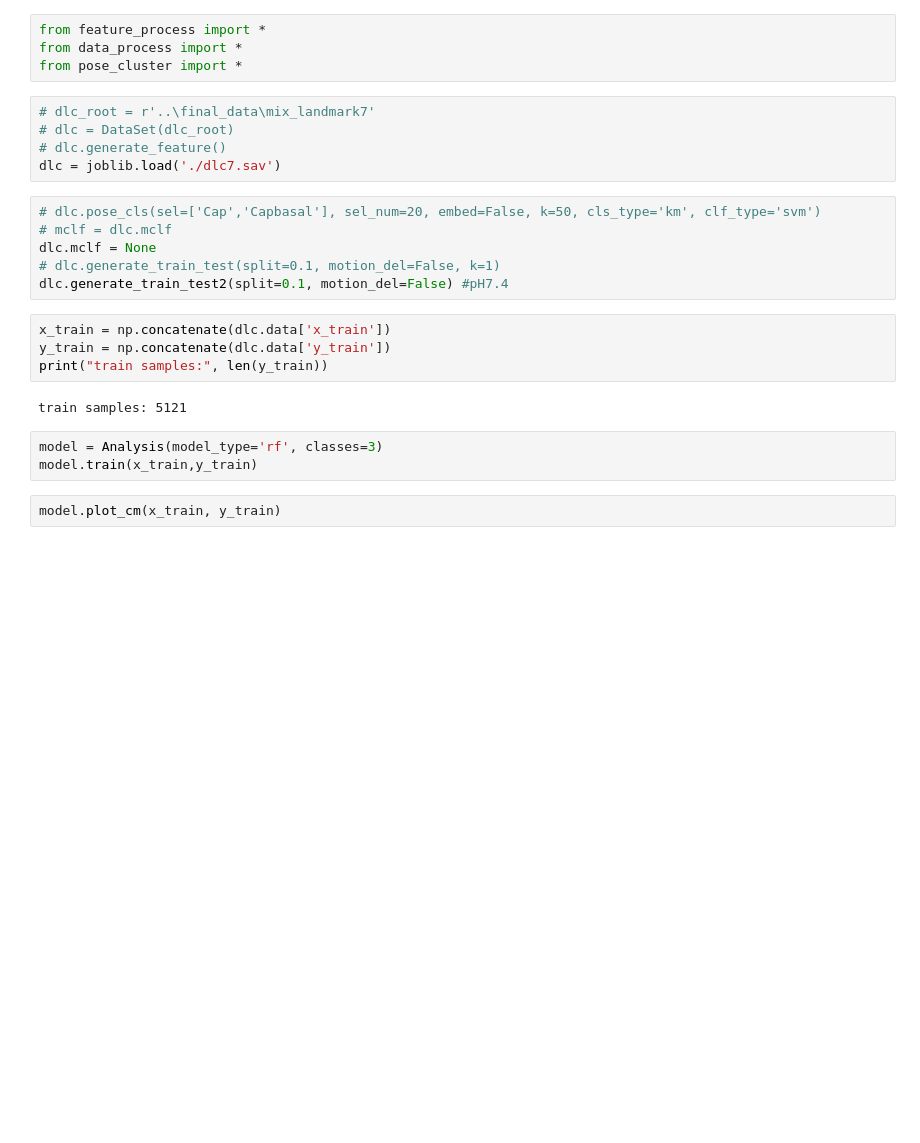
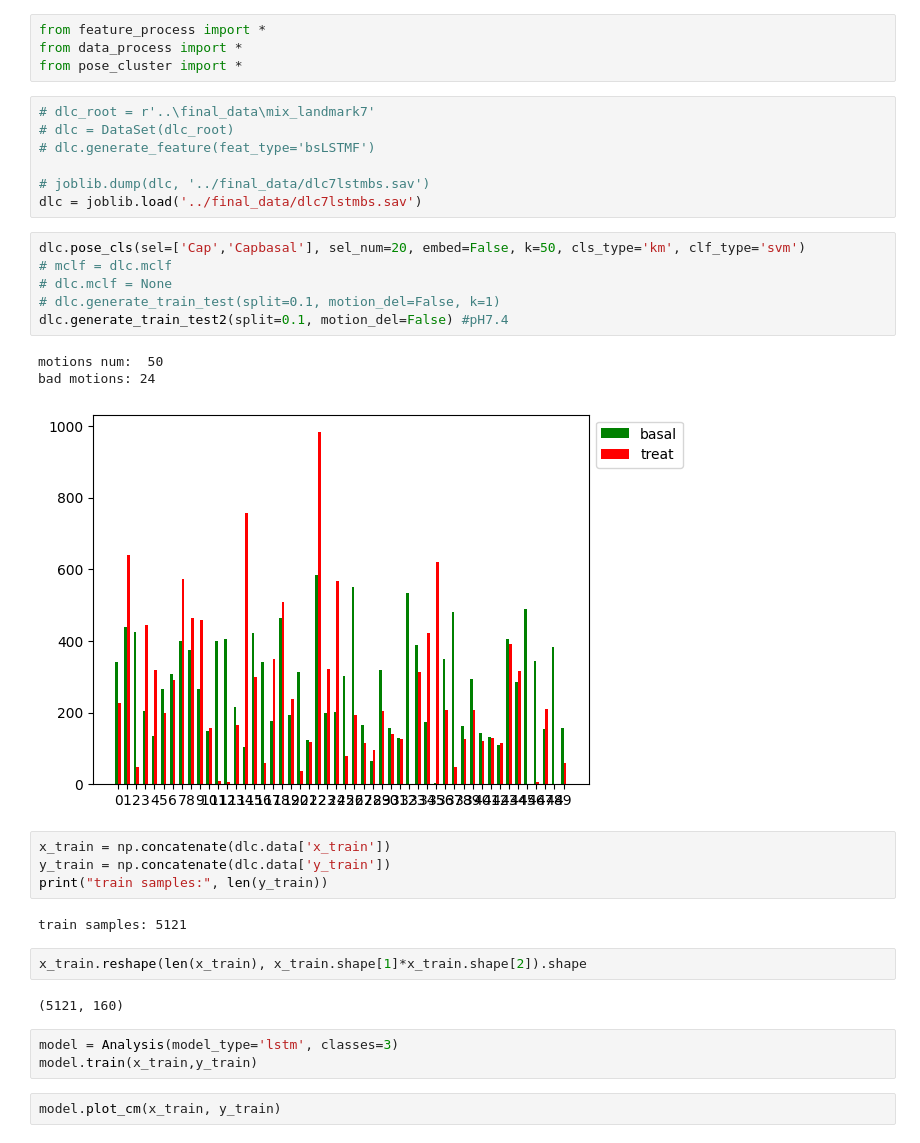
Before and after one commit to IS-Howard/final, a Jupyter notebook: main.ipynb, the cells around one changed output. Drawn from its saved outputs; the diff is of its cells as text; blank space fills up the shorter version.

```diff
--- a/main.ipynb
+++ b/main.ipynb
@@ -5,22 +5,32 @@ from pose_cluster import *
 # %%
 # dlc_root = r'..\final_data\mix_landmark7'
 # dlc = DataSet(dlc_root)
-# dlc.generate_feature()
-dlc = joblib.load('./dlc7.sav')
+# dlc.generate_feature(feat_type='bsLSTMF')
+
+# joblib.dump(dlc, '../final_data/dlc7lstmbs.sav')
+dlc = joblib.load('../final_data/dlc7lstmbs.sav')
 # %%
-# dlc.pose_cls(sel=['Cap','Capbasal'], sel_num=20, embed=False, k=50, cls_type='km', clf_type='svm')
+dlc.pose_cls(sel=['Cap','Capbasal'], sel_num=20, embed=False, k=50, cls_type='km', clf_type='svm')
 # mclf = dlc.mclf
-dlc.mclf = None
+# dlc.mclf = None
 # dlc.generate_train_test(split=0.1, motion_del=False, k=1)
 dlc.generate_train_test2(split=0.1, motion_del=False) #pH7.4
+# %% [output]
+motions num:  50
+bad motions: 24
+[figure, added]
 # %%
 x_train = np.concatenate(dlc.data['x_train'])
 y_train = np.concatenate(dlc.data['y_train'])
 print("train samples:", len(y_train))
 # %% [output]
 train samples: 5121
+# %%
+x_train.reshape(len(x_train), x_train.shape[1]*x_train.shape[2]).shape
+# %% [output]
+(5121, 160)
 # %%
-model = Analysis(model_type='rf', classes=3)
+model = Analysis(model_type='lstm', classes=3)
 model.train(x_train,y_train)
 # %%
 model.plot_cm(x_train, y_train)
```
Also changed, not shown: 3 other files.
